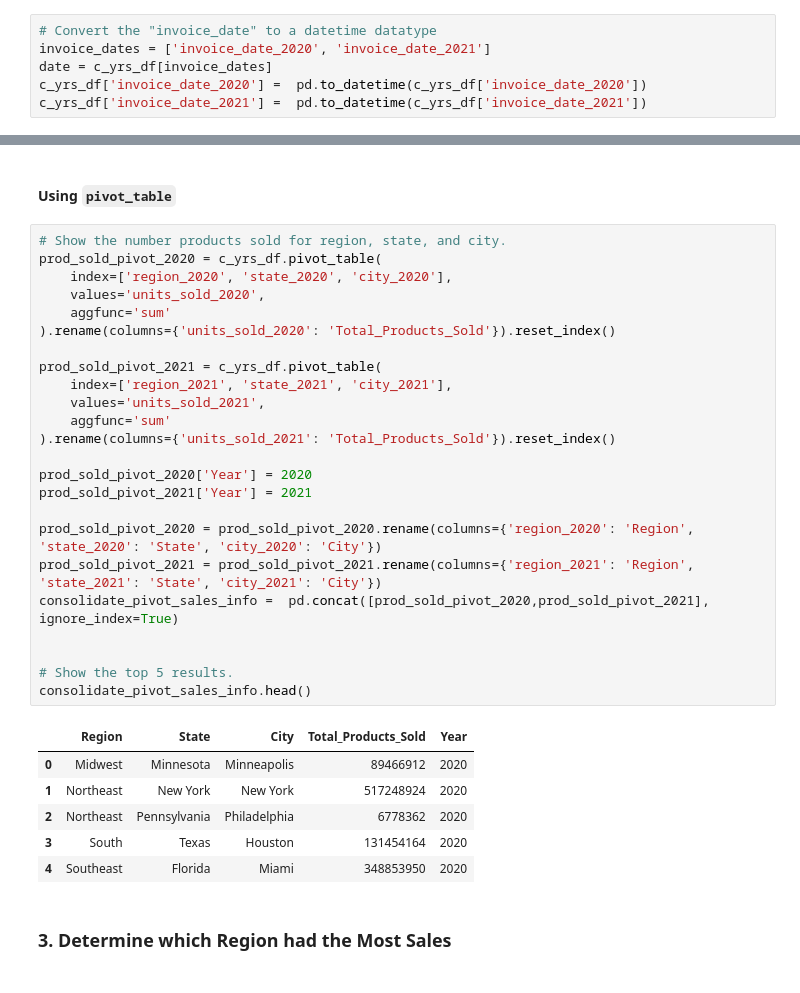
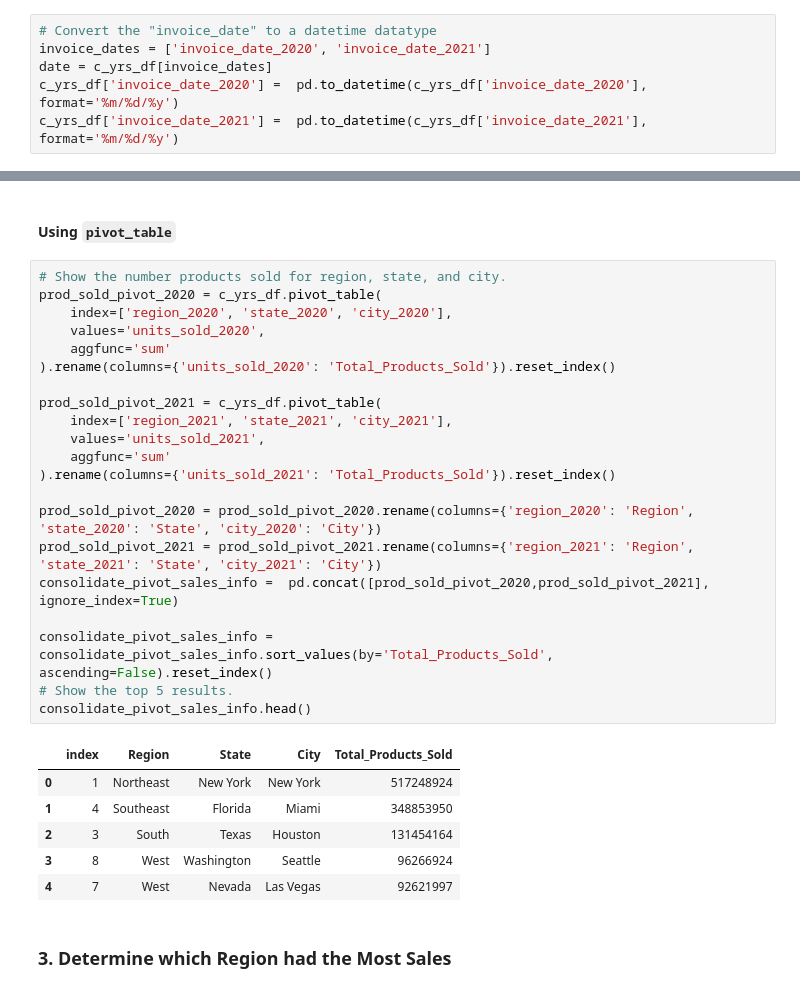
Before and after one commit to inCloset/athletic_sales_analysis, a Jupyter notebook: athletic_sales_analysis.ipynb, the cells around one changed output, grey strips where cells are left out. Drawn from its saved outputs; the diff is of its cells as text.

```diff
--- a/athletic_sales_analysis.ipynb
+++ b/athletic_sales_analysis.ipynb
@@ -143,8 +143,8 @@ memory usage: 679.3+ MB
 # Convert the "invoice_date" to a datetime datatype
 invoice_dates = ['invoice_date_2020', 'invoice_date_2021']
 date = c_yrs_df[invoice_dates]
-c_yrs_df['invoice_date_2020'] =  pd.to_datetime(c_yrs_df['invoice_date_2020'])
-c_yrs_df['invoice_date_2021'] =  pd.to_datetime(c_yrs_df['invoice_date_2021'])
+c_yrs_df['invoice_date_2020'] =  pd.to_datetime(c_yrs_df['invoice_date_2020'], format='%m/%d/%y')
+c_yrs_df['invoice_date_2021'] =  pd.to_datetime(c_yrs_df['invoice_date_2021'], format='%m/%d/%y')
 # %%
 # Confirm that the "invoice_date" data type has been changed.
 print(c_yrs_df.info())
@@ -204,34 +203,31 @@ consolidate_sales_info.head()
 # %%
 # Show the number products sold for region, state, and city.
 prod_sold_pivot_2020 = c_yrs_df.pivot_table(
     index=['region_2020', 'state_2020', 'city_2020'],
     values='units_sold_2020',
     aggfunc='sum'
 ).rename(columns={'units_sold_2020': 'Total_Products_Sold'}).reset_index()
 
 prod_sold_pivot_2021 = c_yrs_df.pivot_table(
     index=['region_2021', 'state_2021', 'city_2021'],
     values='units_sold_2021',
     aggfunc='sum'
 ).rename(columns={'units_sold_2021': 'Total_Products_Sold'}).reset_index()
 
-prod_sold_pivot_2020['Year'] = 2020
-prod_sold_pivot_2021['Year'] = 2021
-
 prod_sold_pivot_2020 = prod_sold_pivot_2020.rename(columns={'region_2020': 'Region', 'state_2020': 'State', 'city_2020': 'City'})
 prod_sold_pivot_2021 = prod_sold_pivot_2021.rename(columns={'region_2021': 'Region', 'state_2021': 'State', 'city_2021': 'City'})
 consolidate_pivot_sales_info =  pd.concat([prod_sold_pivot_2020,prod_sold_pivot_2021], ignore_index=True)
 
-
+consolidate_pivot_sales_info = consolidate_pivot_sales_info.sort_values(by='Total_Products_Sold', ascending=False).reset_index()
 # Show the top 5 results.
 consolidate_pivot_sales_info.head()
 # %% [output]
-|  | Region | State | City | Total_Products_Sold | Year |
-| 0 | Midwest | Minnesota | Minneapolis | 89466912 | 2020 |
-| 1 | Northeast | New York | New York | 517248924 | 2020 |
-| 2 | Northeast | Pennsylvania | Philadelphia | 6778362 | 2020 |
-| 3 | South | Texas | Houston | 131454164 | 2020 |
-| 4 | Southeast | Florida | Miami | 348853950 | 2020 |
+|  | index | Region | State | City | Total_Products_Sold |
+| 0 | 1 | Northeast | New York | New York | 517248924 |
+| 1 | 4 | Southeast | Florida | Miami | 348853950 |
+| 2 | 3 | South | Texas | Houston | 131454164 |
+| 3 | 8 | West | Washington | Seattle | 96266924 |
+| 4 | 7 | West | Nevada | Las Vegas | 92621997 |
 # %% [markdown]
 ### 3. Determine which Region had the Most Sales
 # %% [markdown]
```
Also changed, not shown: parts of 14 cells of this notebook.
